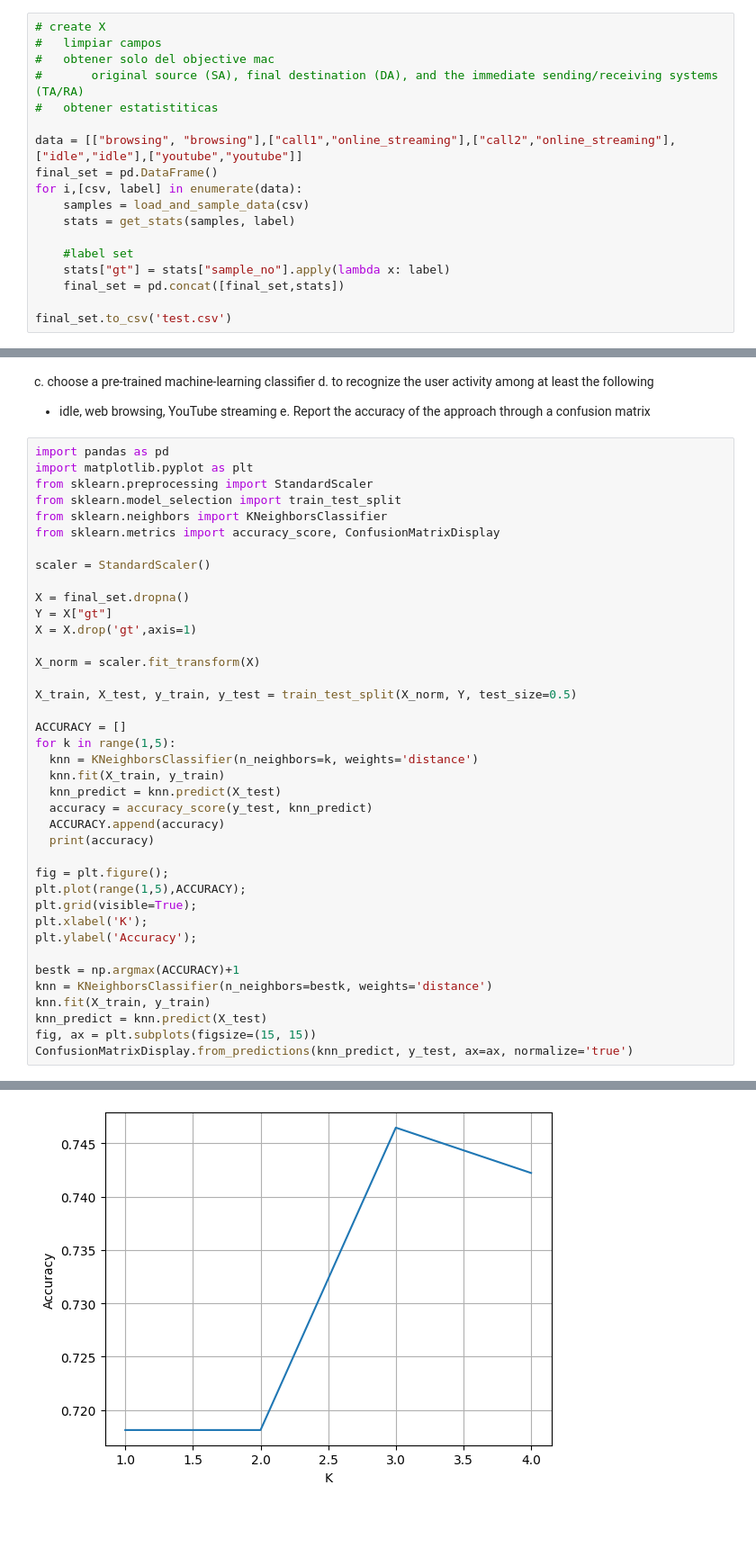
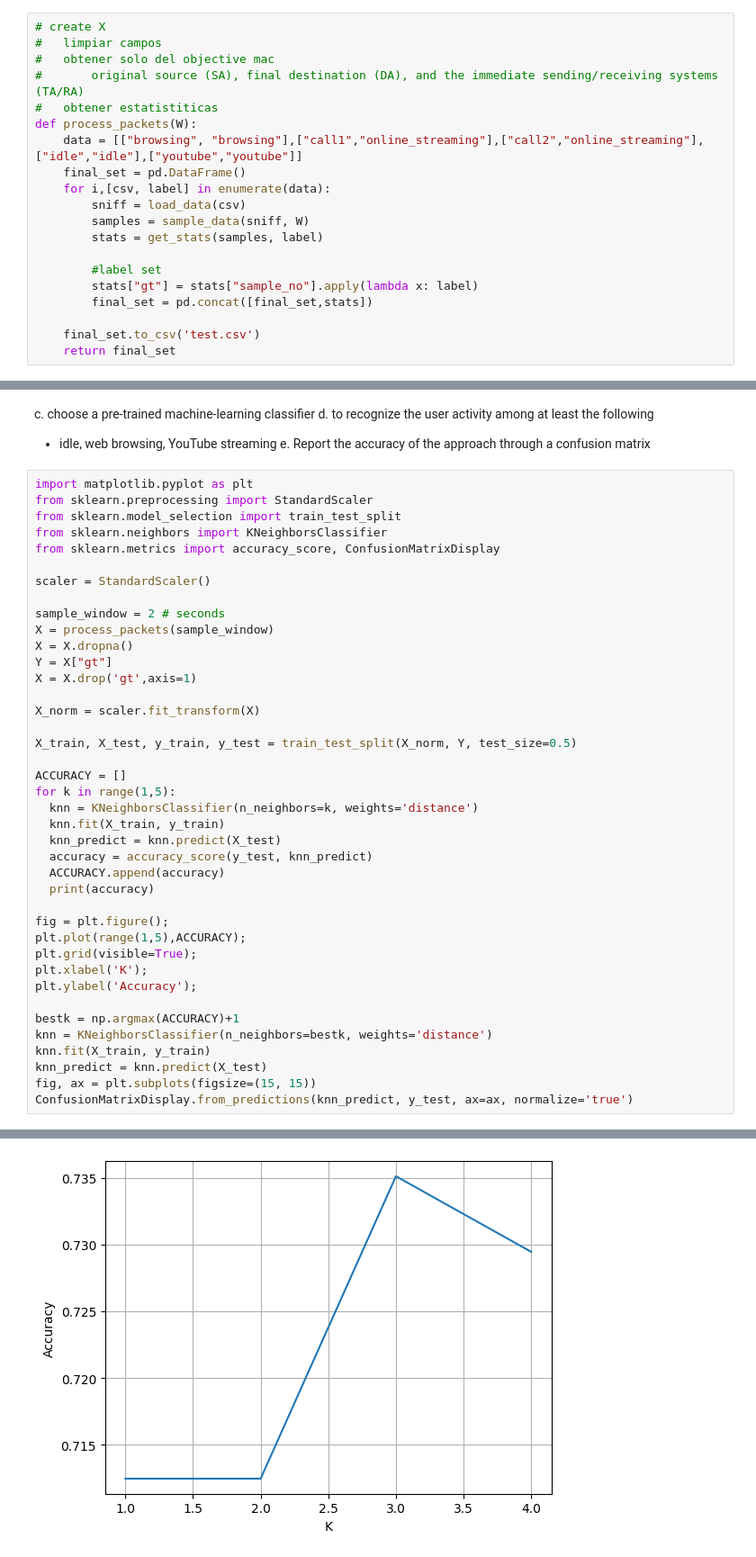
Before and after one commit to claualc/wireless, a Jupyter notebook: wifi_classifier.ipynb, the cells around one changed output, grey strips where cells are left out. Shown: that part at 90% size. Drawn from its saved outputs; the diff is of its cells as text; blank space fills up the shorter version.

Commit message:
fix: 'int' object is not callable sample func

```diff
--- a/wifi_classifier.ipynb
+++ b/wifi_classifier.ipynb
@@ -103,15 +104,17 @@ b.  extract statistical features from the traffic every W seconds:
 #   obtener solo del objective mac
 #       original source (SA), final destination (DA), and the immediate sending/receiving systems (TA/RA)
 #   obtener estatistiticas
+def process_packets(W):
+    data = [["browsing", "browsing"],["call1","online_streaming"],["call2","online_streaming"],["idle","idle"],["youtube","youtube"]]
+    final_set = pd.DataFrame()
+    for i,[csv, label] in enumerate(data):
+        sniff = load_data(csv)
+        samples = sample_data(sniff, W)
+        stats = get_stats(samples, label)
 
-data = [["browsing", "browsing"],["call1","online_streaming"],["call2","online_streaming"],["idle","idle"],["youtube","youtube"]]
-final_set = pd.DataFrame()
-for i,[csv, label] in enumerate(data):
-    samples = load_and_sample_data(csv)
-    stats = get_stats(samples, label)
+        #label set
+        stats["gt"] = stats["sample_no"].apply(lambda x: label)
+        final_set = pd.concat([final_set,stats])
 
-    #label set
-    stats["gt"] = stats["sample_no"].apply(lambda x: label)
-    final_set = pd.concat([final_set,stats])
-
-final_set.to_csv('test.csv')
+    final_set.to_csv('test.csv')
+    return final_set
@@ -297,7 +124,6 @@ d. to recognize the user activity among at least the following
    - idle, web browsing, YouTube streaming
 e. Report the accuracy of the approach through a confusion matrix
 # %%
-import pandas as pd
 import matplotlib.pyplot as plt
 from sklearn.preprocessing import StandardScaler
 from sklearn.model_selection import train_test_split
@@ -306,7 +132,9 @@ from sklearn.metrics import accuracy_score, ConfusionMatrixDisplay
 
 scaler = StandardScaler()
 
-X = final_set.dropna()
+sample_window = 2 # seconds
+X = process_packets(sample_window)
+X = X.dropna()
 Y = X["gt"]
 X = X.drop('gt',axis=1)
 
@@ -360,2 +176,2 @@ ConfusionMatrixDisplay.from_predictions(knn_predict, y_test, ax=ax, normalize='t
 <sklearn.metrics._plot.confusion_matrix.ConfusionMatrixDisplay at 0x...>
-[figure, old version]
+[figure, new version]
```
Also changed, not shown: parts of 3 cells of this notebook.
